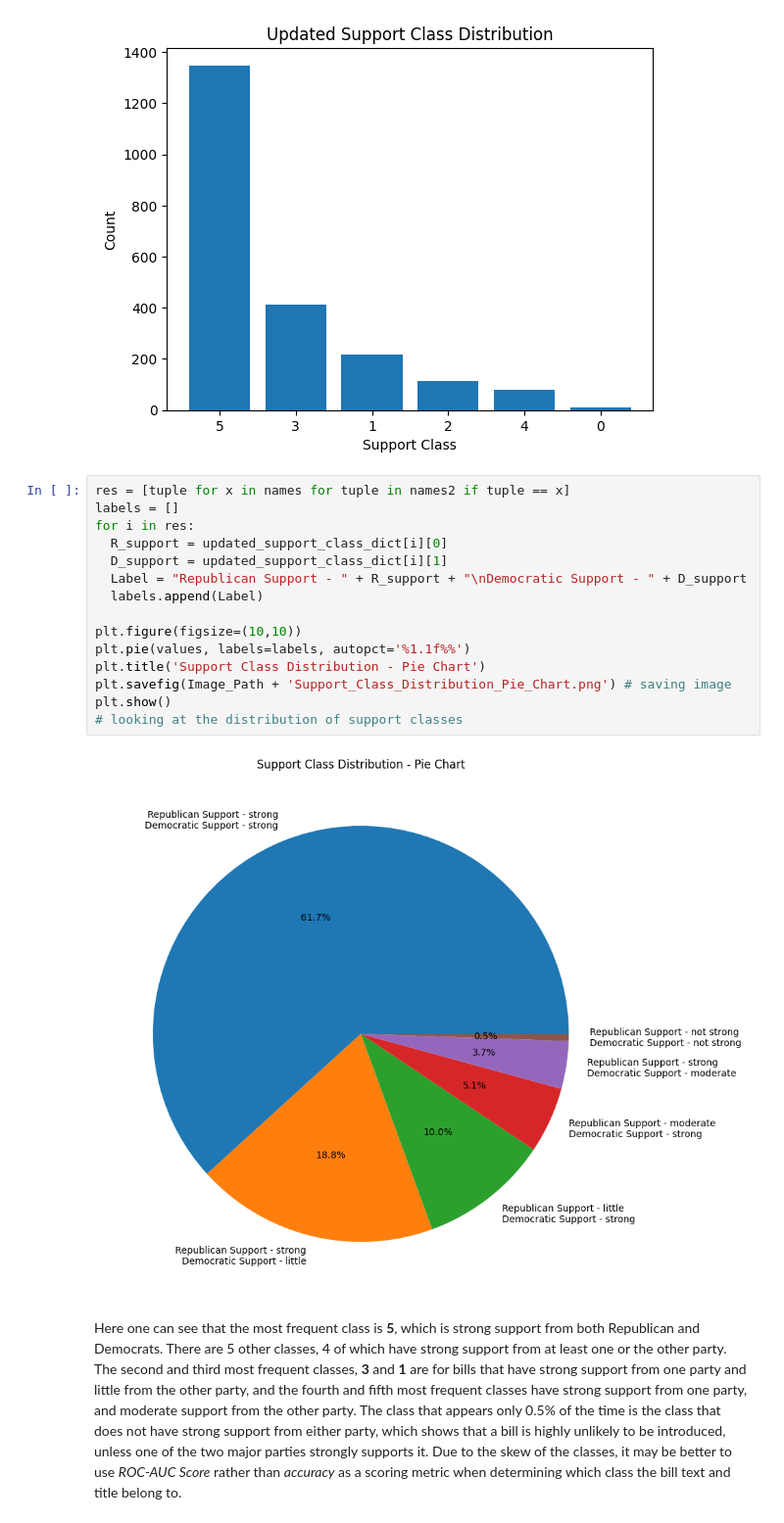
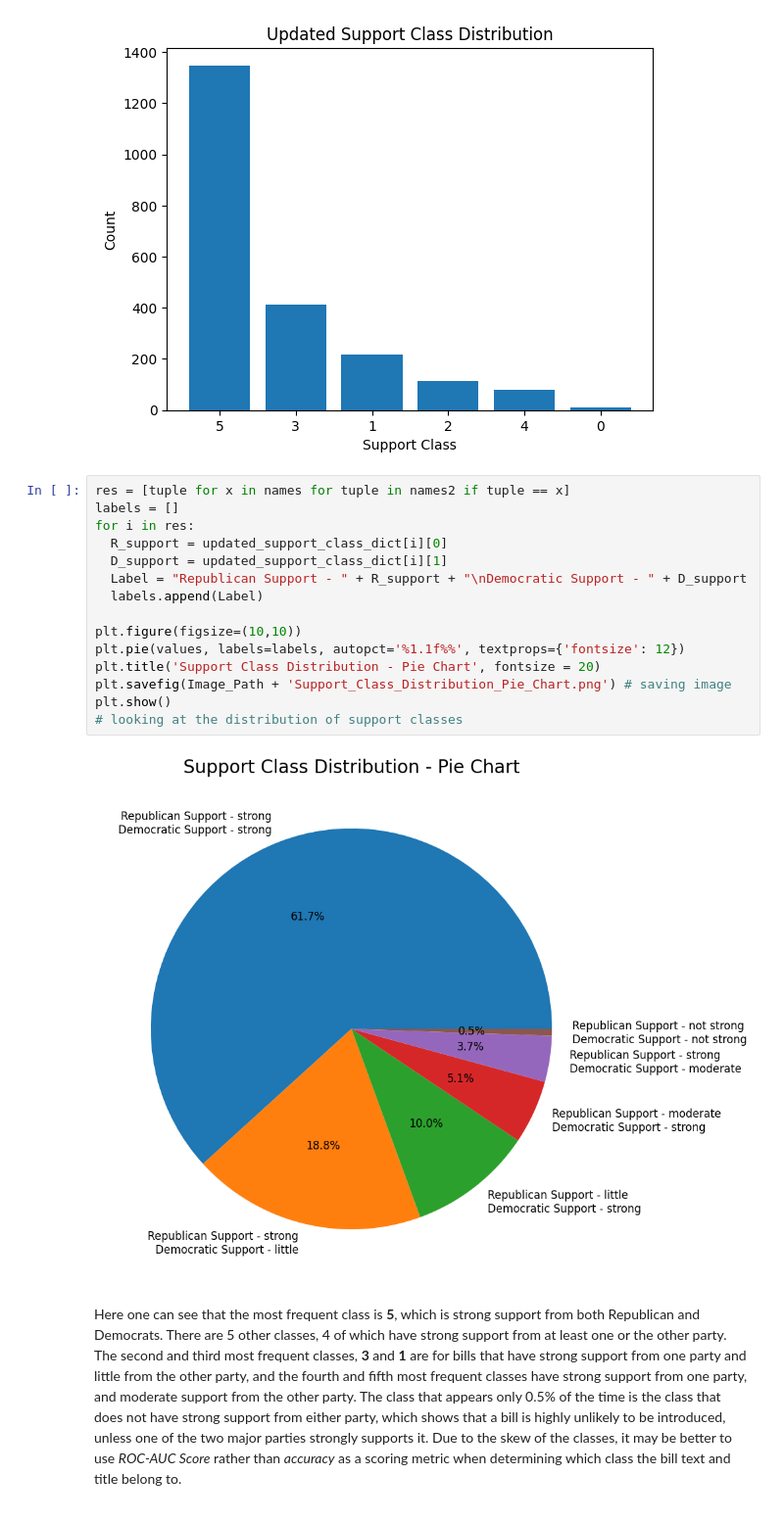
Before and after one commit to EdwardMMiller/Predicting-Party-Support-From-Bill-Text, a Jupyter notebook: Capstone_I_Using_Bill_Text_To_Predict_Party_Support.ipynb, the cells around one changed output. Shown: that part at 98% size. Saved outputs shown, nothing was run; the diff lists cells and outputs as text.

```diff
--- a/Capstone_I_Using_Bill_Text_To_Predict_Party_Support.ipynb
+++ b/Capstone_I_Using_Bill_Text_To_Predict_Party_Support.ipynb
@@ -1430,20 +1465,20 @@ plt.show()
 # %%
 res = [tuple for x in names for tuple in names2 if tuple == x]
 labels = []
 for i in res:
   R_support = updated_support_class_dict[i][0]
   D_support = updated_support_class_dict[i][1]
   Label = "Republican Support - " + R_support + "\nDemocratic Support - " + D_support
   labels.append(Label)
 
 plt.figure(figsize=(10,10))
-plt.pie(values, labels=labels, autopct='%1.1f%%')
-plt.title('Support Class Distribution - Pie Chart')
+plt.pie(values, labels=labels, autopct='%1.1f%%', textprops={'fontsize': 12})
+plt.title('Support Class Distribution - Pie Chart', fontsize = 20)
 plt.savefig(Image_Path + 'Support_Class_Distribution_Pie_Chart.png') # saving image
 plt.show()
 # looking at the distribution of support classes
 # %% [output]
-[figure, old version]
+[figure, new version]
 # %% [markdown]
 Here one can see that the most frequent class is **5**, which is strong support from both Republican and Democrats. There are 5 other classes, 4 of which have strong support from at least one or the other party. The second and third most frequent classes, **3** and **1** are for bills that have strong support from one party and little from the other party, and the fourth and fifth most frequent classes have strong support from one party, and moderate support from the other party. The class that appears only 0.5% of the time is the class that does not have strong support from either party, which shows that a bill is highly unlikely to be introduced, unless one of the two major parties strongly supports it. Due to the skew of the classes, it may be better to use *ROC-AUC Score* rather than *accuracy* as a scoring metric when determining which class the bill text and title belong to.
 
```
Also changed, not shown: parts of 35 cells of this notebook.
